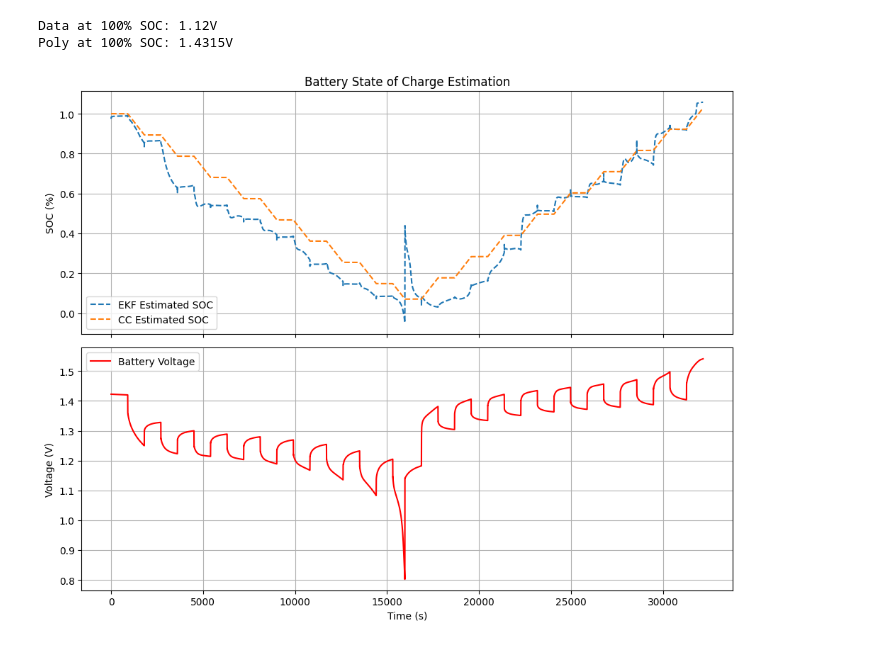
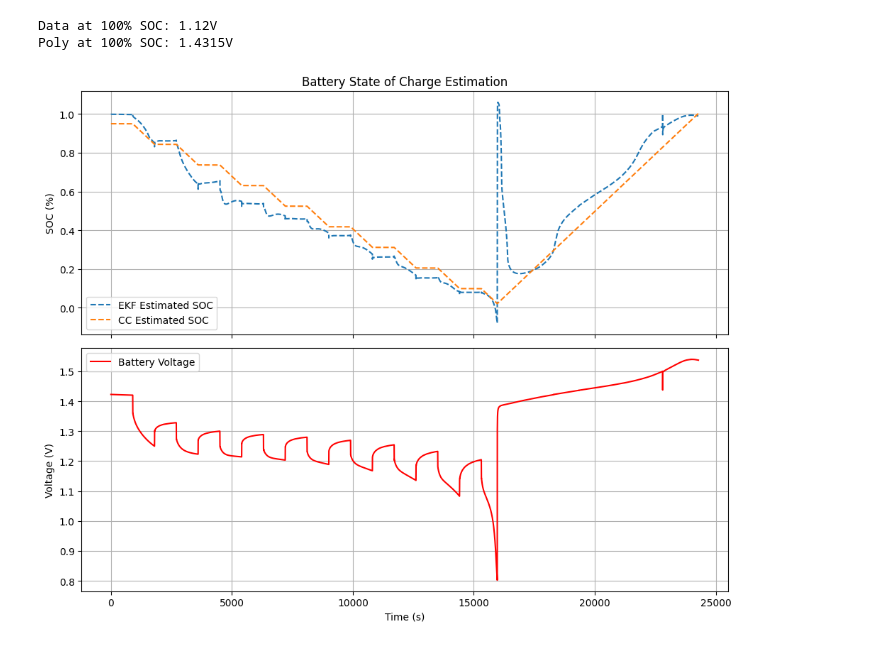
Before and after one commit to Triangleman1/ICASL_test_code, a Jupyter notebook: 585_SOC_Estimation/585_SOC_Algorithm.ipynb, the cells around one changed output. Drawn from its saved outputs; the diff is of its cells as text; code cells hidden in the pictures.

```diff
--- a/585_SOC_Estimation/585_SOC_Algorithm.ipynb
+++ b/585_SOC_Estimation/585_SOC_Algorithm.ipynb
@@ -270,7 +259,8 @@ Data at 100% SOC: 1.12V
 Poly at 100% SOC: 1.4315V
 # %%
 #df1 = pd.read_csv("Test_1/complete.csv")
-df2 = pd.read_csv("Charging_with_stops/complete.csv")
+#df2 = pd.read_csv("Charging_with_stops/complete.csv")
+df2 = pd.read_csv("Charging_combined/complete.csv")
 #df1 = pd.read_csv("Discharging_3/complete.csv")
 df1 = pd.read_csv("Discharging_2_truncated/complete.csv")
 
@@ -289,7 +279,7 @@ capacity = 2.35
 ekf = BatteryEKF(df_charge, df_discharge, capacity)
 estimated_soc = []
 CC_soc = []
-init_soc =1
+init_soc =.95
 v_start = df['voltage'][0]
 ekf.initialize_soc(v_start, df_charge["SOC"].values, df_charge["OCV"].values)
 #ekf.initialize_soc(v_start, df_discharge["SOC"].values, df_discharge["OCV"].values)
@@ -309,31 +299,31 @@ for i in range(len(df)):
         rest_duration += dt
     else:
         rest_duration = 0
     # Only run predict/update if dt is valid (prevents errors from duplicate timestamps)
     if dt > 0:
         ekf.predict(-df["current"][i], dt)
         soc = ekf.update(df["voltage"][i], -df["current"][i], is_resting, rest_duration)
         estimated_soc.append(soc)
     else:
         estimated_soc.append(estimated_soc[-1]) # Keep last value
 
 fig, (ax1, ax2) = plt.subplots(2, 1, figsize=(10, 8), sharex=True)
 
 # Plot 1: SOC (Top)
 ax1.plot(df["times"], estimated_soc, '--', label='EKF Estimated SOC')
 ax1.plot(df["times"], CC_soc, '--', label='CC Estimated SOC')
 ax1.set_ylabel('SOC (%)')
 ax1.legend()
 ax1.grid()
 ax1.set_title('Battery State of Charge Estimation')
 
 # Plot 2: Voltage (Bottom)
 ax2.plot(df["times"], df['voltage'], 'r-', label='Battery Voltage') # Changed color to red for clarity
 ax2.set_ylabel('Voltage (V)')
 ax2.set_xlabel('Time (s)')
 ax2.legend()
 ax2.grid()
 plt.tight_layout() # Prevents labels from overlapping
 plt.show()
 # %% [output]
-[figure, old version]
+[figure, new version]
```
Also changed, not shown: parts of 1 cell of this notebook, 7 other files.
